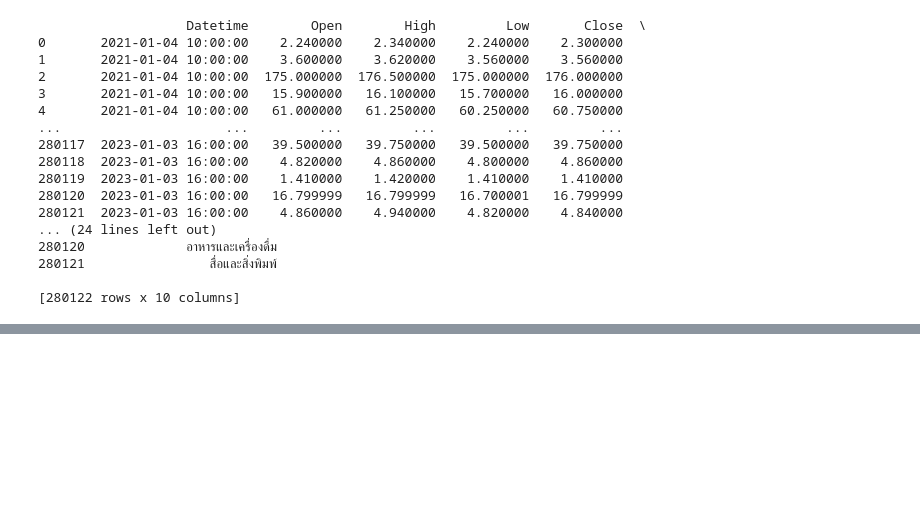
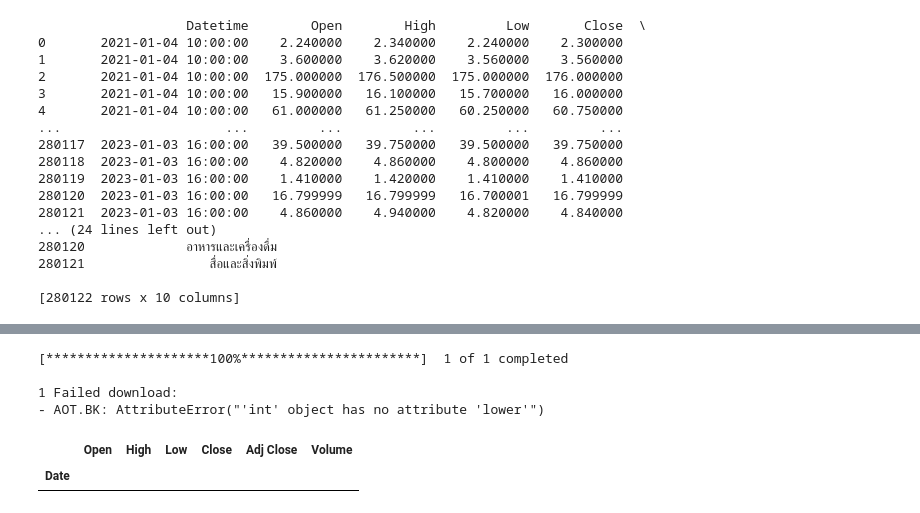
Before and after one commit to jengkub/ML-stockradar, a Jupyter notebook: test.ipynb, the cells around one changed output, grey strips where cells are left out. Cells and saved outputs as stored; diff of their text form; code cells hidden in the pictures; blank space fills up the shorter version.

```diff
--- a/test.ipynb
+++ b/test.ipynb
@@ -533,0 +572,10 @@ print(r_df)
+# %%
+data = yf.download(tickers='AOT.BK', period=0, interval='1h')
+data
+# %% [output]
+[*********************100%***********************]  1 of 1 completed
+
+1 Failed download:
+- AOT.BK: AttributeError("'int' object has no attribute 'lower'")
+|  | Open | High | Low | Close | Adj Close | Volume |
+| Date |  |  |  |  |  |  |
```
Also changed, not shown: parts of 6 cells of this notebook, 3 other files.
